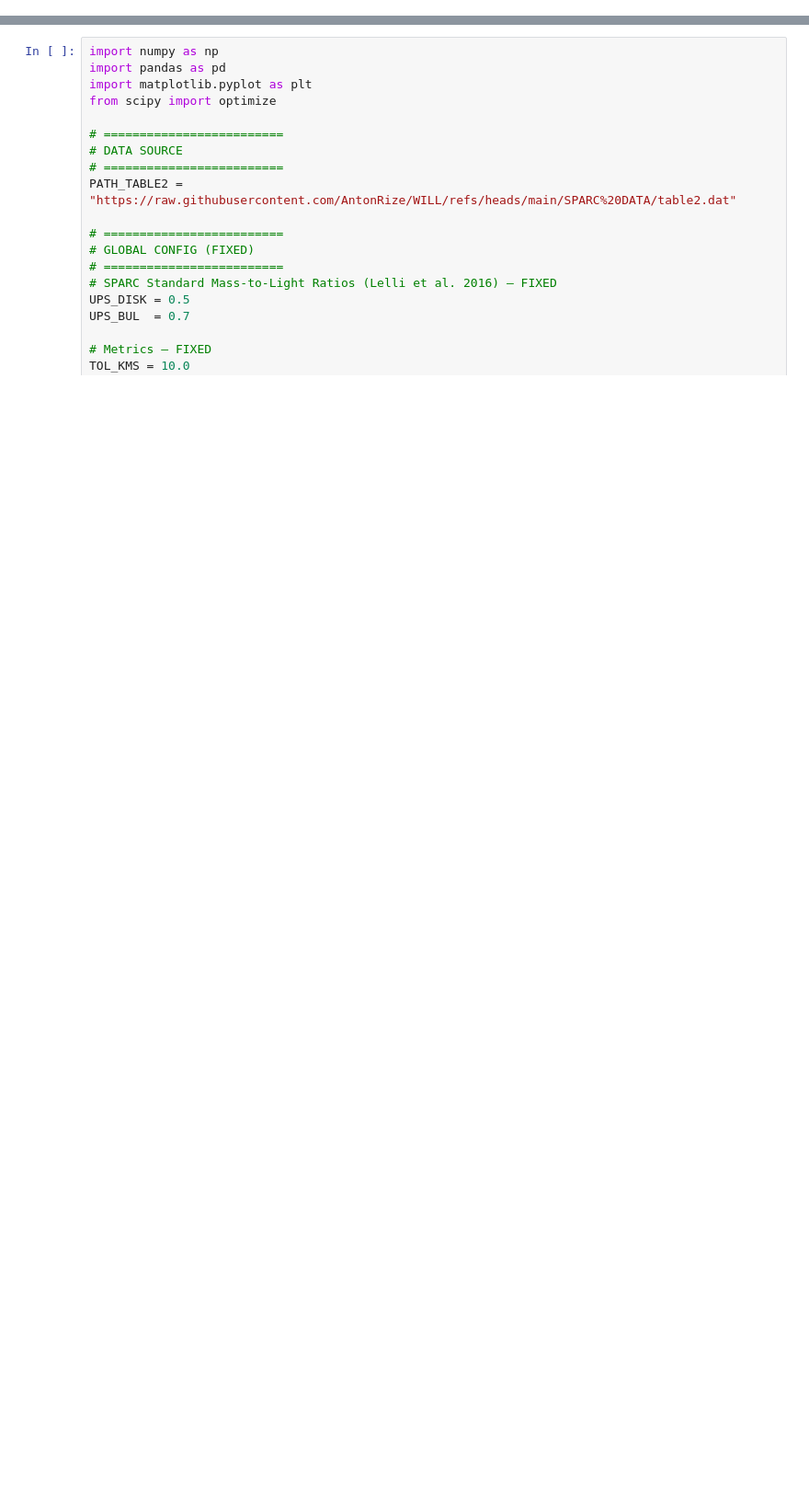
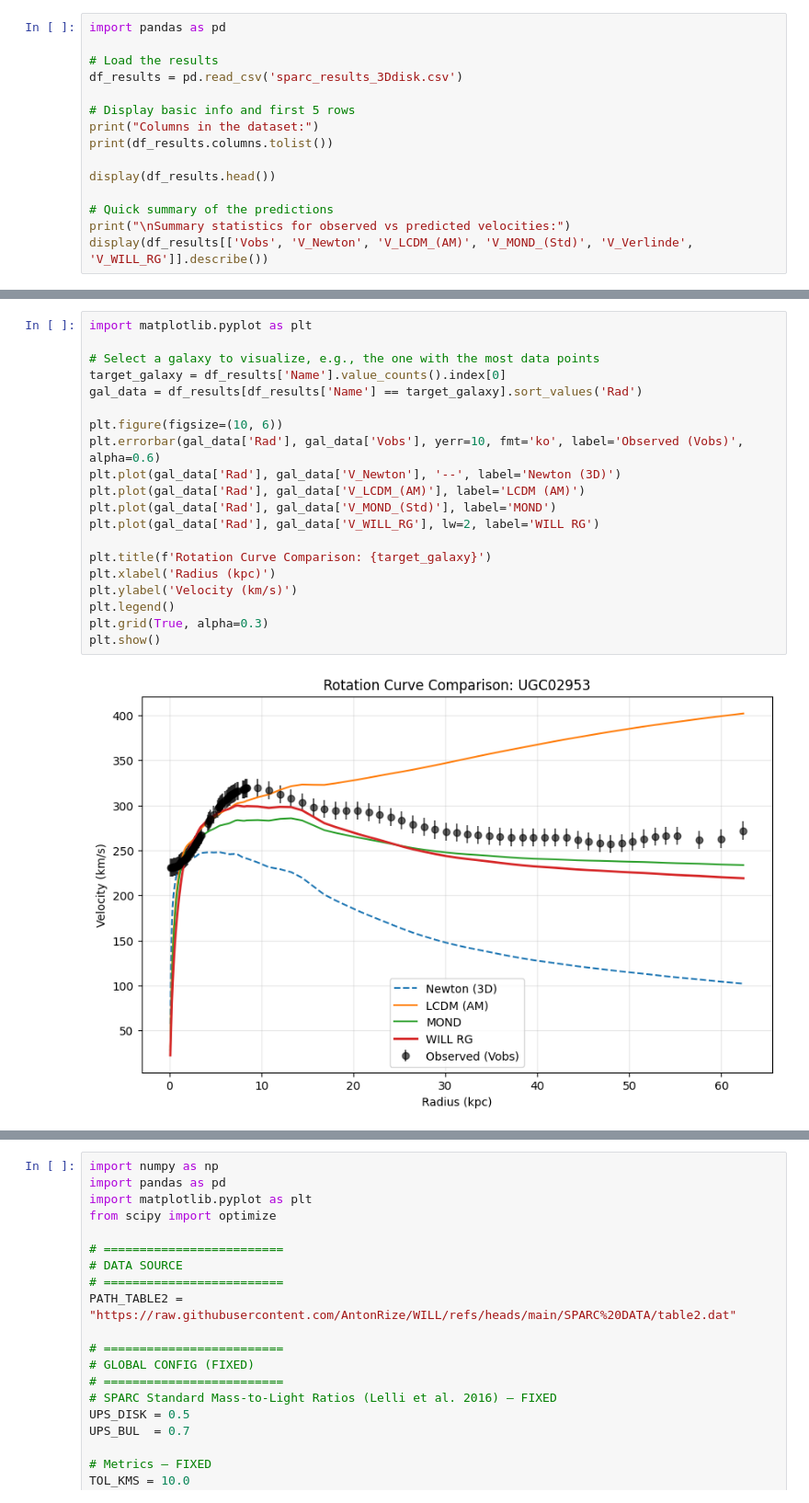
Before and after one commit to AntonRize/WILL, a Jupyter notebook: Colab_Notebooks/Galactic_Rotation_Protocol_Independent_SPARC.ipynb, the cells around one changed output, grey strips where cells are left out. Shown at 92% size. Cells and saved outputs as stored; diff of their text form; blank space fills up the shorter version.

```diff
--- a/Colab_Notebooks/Galactic_Rotation_Protocol_Independent_SPARC.ipynb
+++ b/Colab_Notebooks/Galactic_Rotation_Protocol_Independent_SPARC.ipynb
@@ -0,0 +457,15 @@
+# %%
+import pandas as pd
+
+# Load the results
+df_results = pd.read_csv('sparc_results_3Ddisk.csv')
+
+# Display basic info and first 5 rows
+print("Columns in the dataset:")
+print(df_results.columns.tolist())
+
+display(df_results.head())
+
+# Quick summary of the predictions
+print("\nSummary statistics for observed vs predicted velocities:")
+display(df_results[['Vobs', 'V_Newton', 'V_LCDM_(AM)', 'V_MOND_(Std)', 'V_Verlinde', 'V_WILL_RG']].describe())
@@ -0,0 +491,22 @@
+# %%
+import matplotlib.pyplot as plt
+
+# Select a galaxy to visualize, e.g., the one with the most data points
+target_galaxy = df_results['Name'].value_counts().index[0]
+gal_data = df_results[df_results['Name'] == target_galaxy].sort_values('Rad')
+
+plt.figure(figsize=(10, 6))
+plt.errorbar(gal_data['Rad'], gal_data['Vobs'], yerr=10, fmt='ko', label='Observed (Vobs)', alpha=0.6)
+plt.plot(gal_data['Rad'], gal_data['V_Newton'], '--', label='Newton (3D)')
+plt.plot(gal_data['Rad'], gal_data['V_LCDM_(AM)'], label='LCDM (AM)')
+plt.plot(gal_data['Rad'], gal_data['V_MOND_(Std)'], label='MOND')
+plt.plot(gal_data['Rad'], gal_data['V_WILL_RG'], lw=2, label='WILL RG')
+
+plt.title(f'Rotation Curve Comparison: {target_galaxy}')
+plt.xlabel('Radius (kpc)')
+plt.ylabel('Velocity (km/s)')
+plt.legend()
+plt.grid(True, alpha=0.3)
+plt.show()
+# %% [output]
+[figure, added]
```
Also changed, not shown: parts of 15 cells of this notebook.
